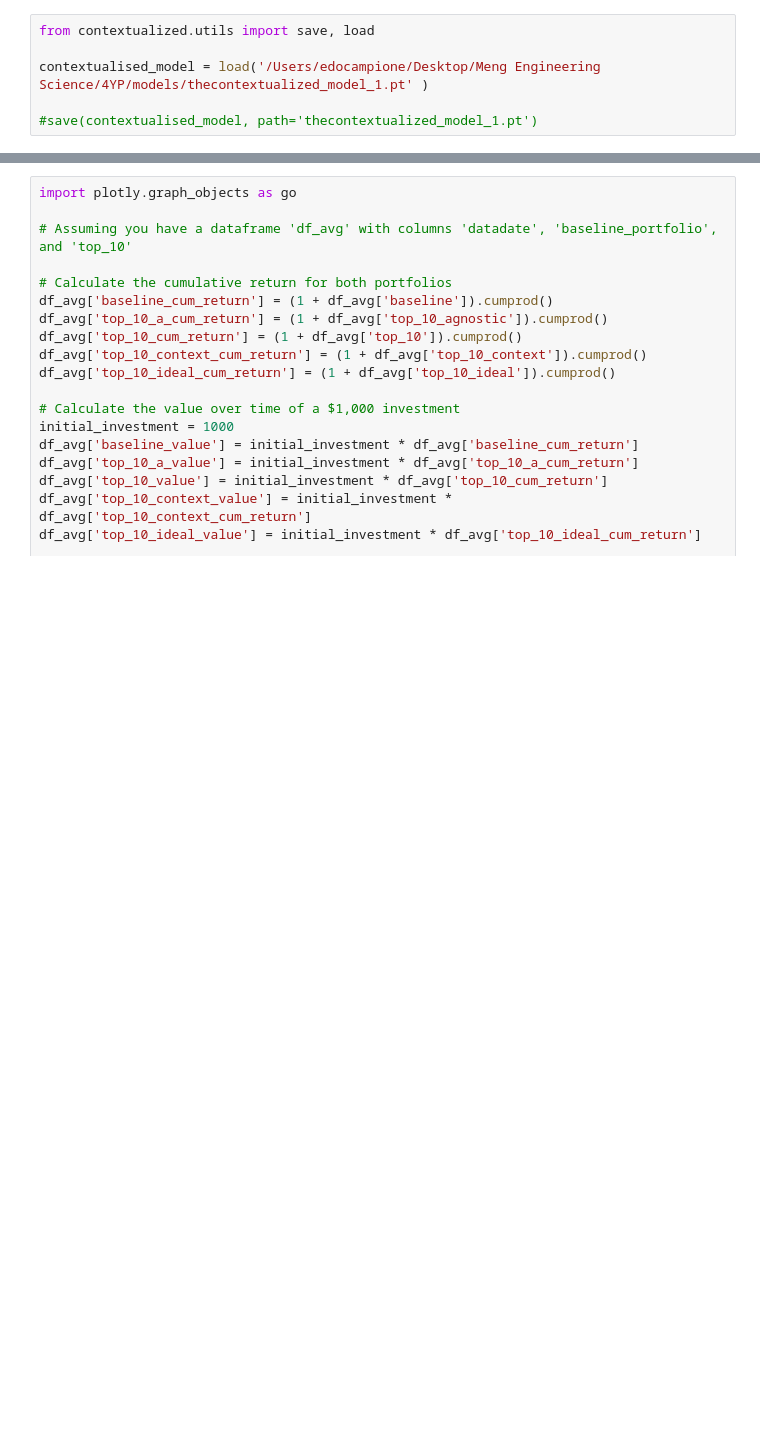
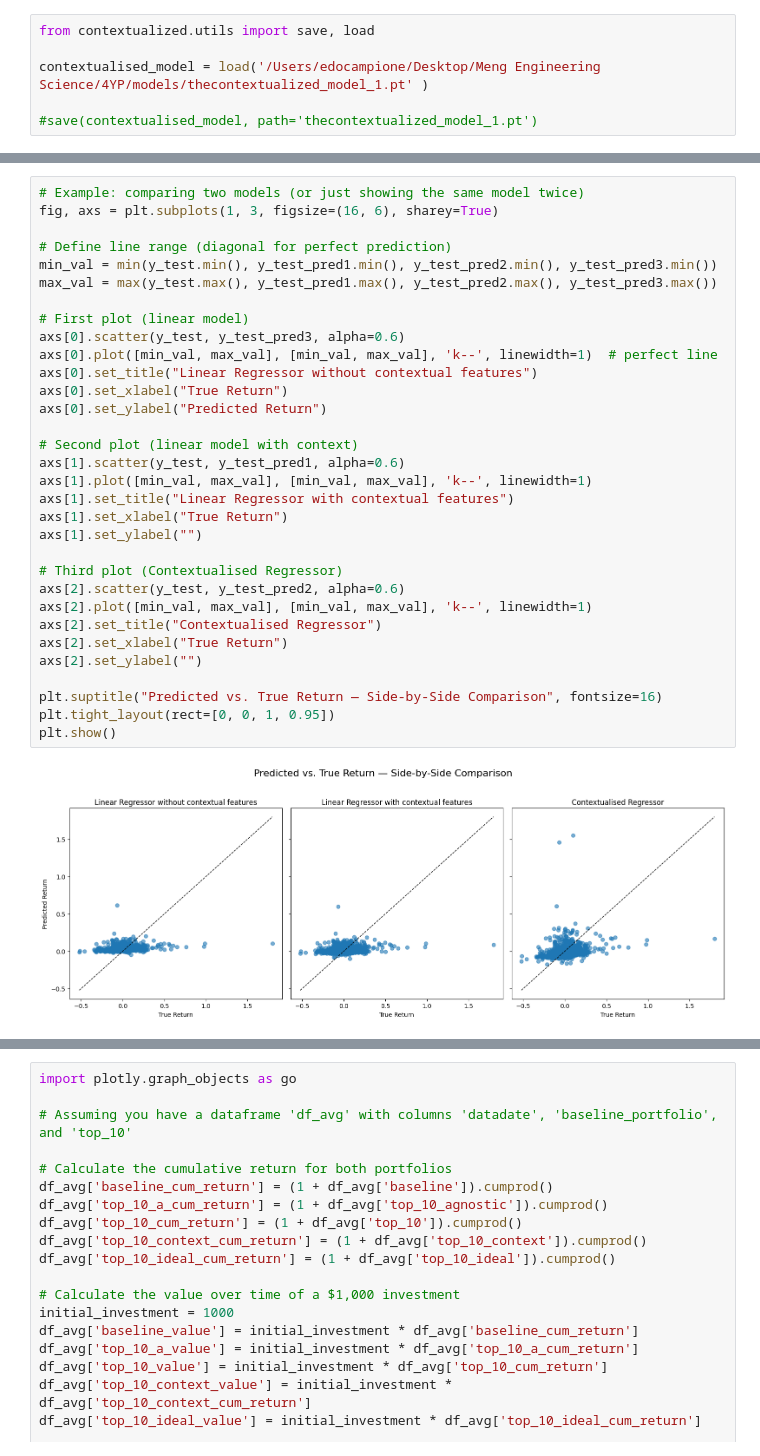
Before and after one commit to edocampione/4YP, a Jupyter notebook: models/res.ipynb, the cells around one changed output, grey strips where cells are left out. Saved outputs shown, nothing was run; the diff lists cells and outputs as text; blank space fills up the shorter version.

```diff
--- a/models/res.ipynb
+++ b/models/res.ipynb
@@ -462,3 +454,37 @@ results1.head(10)
+# %%
+# Example: comparing two models (or just showing the same model twice)
+fig, axs = plt.subplots(1, 3, figsize=(16, 6), sharey=True)
+
+# Define line range (diagonal for perfect prediction)
+min_val = min(y_test.min(), y_test_pred1.min(), y_test_pred2.min(), y_test_pred3.min())
+max_val = max(y_test.max(), y_test_pred1.max(), y_test_pred2.max(), y_test_pred3.max())
+
+# First plot (linear model)
+axs[0].scatter(y_test, y_test_pred3, alpha=0.6)
+axs[0].plot([min_val, max_val], [min_val, max_val], 'k--', linewidth=1)  # perfect line
+axs[0].set_title("Linear Regressor without contextual features")
+axs[0].set_xlabel("True Return")
+axs[0].set_ylabel("Predicted Return")
+
+# Second plot (linear model with context)
+axs[1].scatter(y_test, y_test_pred1, alpha=0.6)
+axs[1].plot([min_val, max_val], [min_val, max_val], 'k--', linewidth=1)
+axs[1].set_title("Linear Regressor with contextual features")
+axs[1].set_xlabel("True Return")
+axs[1].set_ylabel("")
+
+# Third plot (Contextualised Regressor)
+axs[2].scatter(y_test, y_test_pred2, alpha=0.6)
+axs[2].plot([min_val, max_val], [min_val, max_val], 'k--', linewidth=1)
+axs[2].set_title("Contextualised Regressor")
+axs[2].set_xlabel("True Return")
+axs[2].set_ylabel("")
+
+plt.suptitle("Predicted vs. True Return — Side-by-Side Comparison", fontsize=16)
+plt.tight_layout(rect=[0, 0, 1, 0.95])
+plt.show()
+# %% [output]
+[figure, added]
 # %%
 def softmax_weighted_return(df, sort_col, target_col, n=5, largest=True):
     if largest:
```
Also changed, not shown: parts of 16 cells of this notebook, 16 other files.
